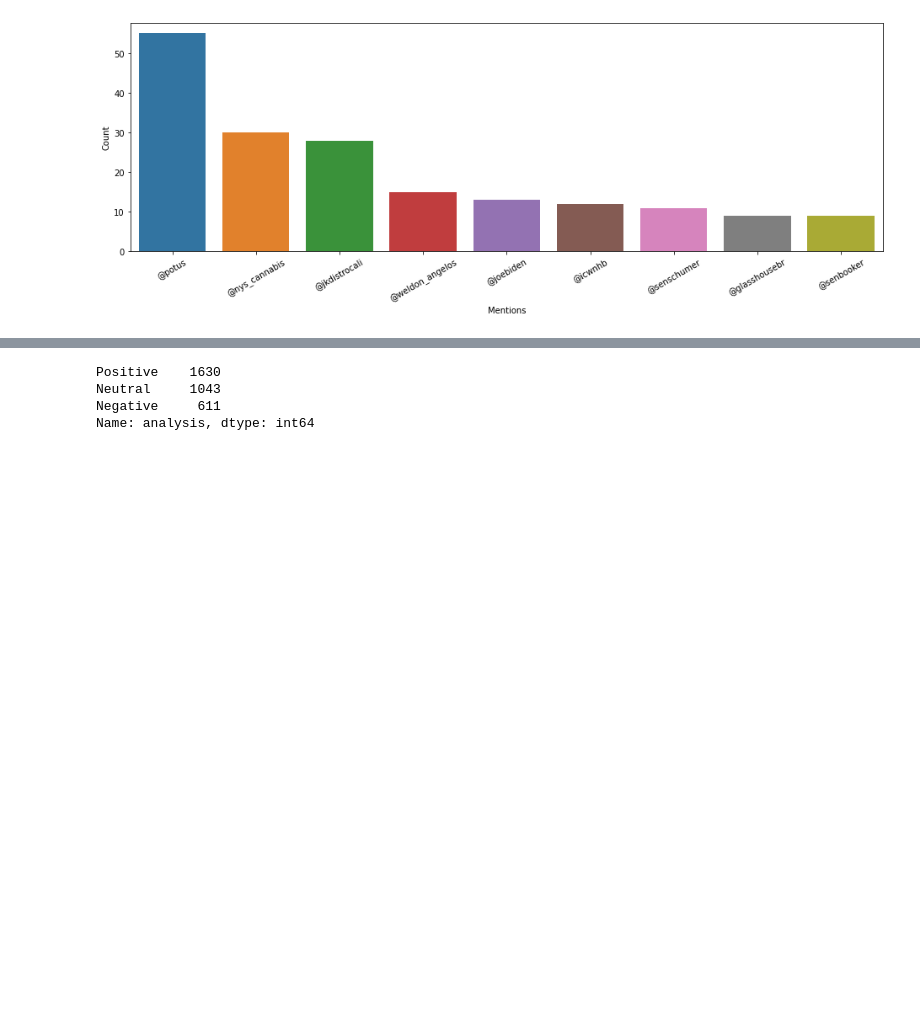
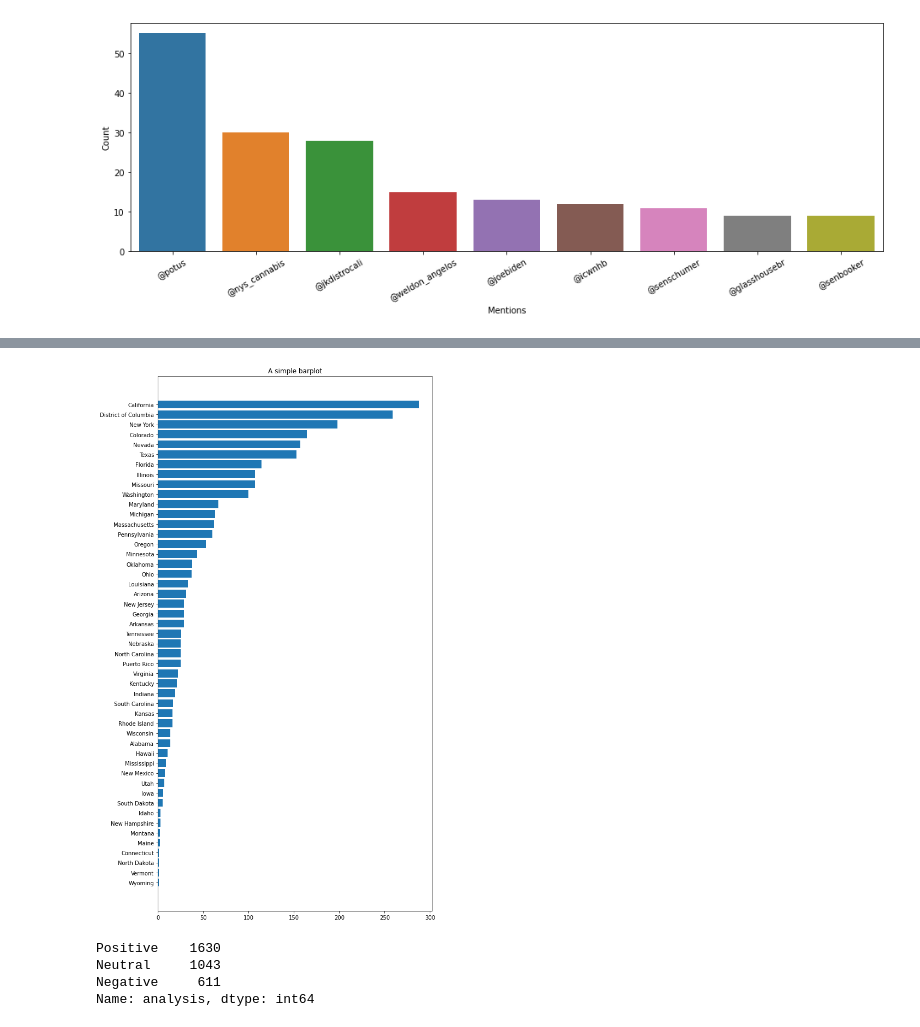
Before and after one commit to srujan-b/Assignment-2-Choose-Your-Own-Analysis, a Jupyter notebook: alldata.ipynb, the cells around one changed output, grey strips where cells are left out. Drawn from its saved outputs; the diff is of its cells as text; code cells hidden in the pictures; blank space fills up the shorter version.

```diff
--- a/alldata.ipynb
+++ b/alldata.ipynb
@@ -185,3 +269,38 @@ plt.show()
+# %%
+state = state[['state_id','state_name']]
+# %%
+stateId = state['state_id'].tolist()
+stateName = state['state_name'].tolist()
+
+statedata = list(zip(stateId,stateName))
+# %%
+data = []
+for i,j in locations:
+
+    for a,b in statedata:
+
+        if i.lower() == a.lower():
+            data.append((b,j))
+            break
+# %%
+data =pd.DataFrame(data, columns = ['Location','Count'])
+# %%
+height = locationdata['Count']
+bars = locationdata['Location']
+y_pos = np.arange(len(bars))
+
+fig, ax = plt.subplots()
+
+# Fig size
+fig.set_size_inches(9,18)
+
+# Create horizontal bars
+ax.barh(y=data.Location, width=data.Count);
+
+# Add title
+ax.set_title('A simple barplot');
+# %% [output]
+[figure, added]
 # %%
 clean_tweets = []
 for index, row in tweetDf.iterrows():
```
Also changed, not shown: parts of 33 cells of this notebook.
